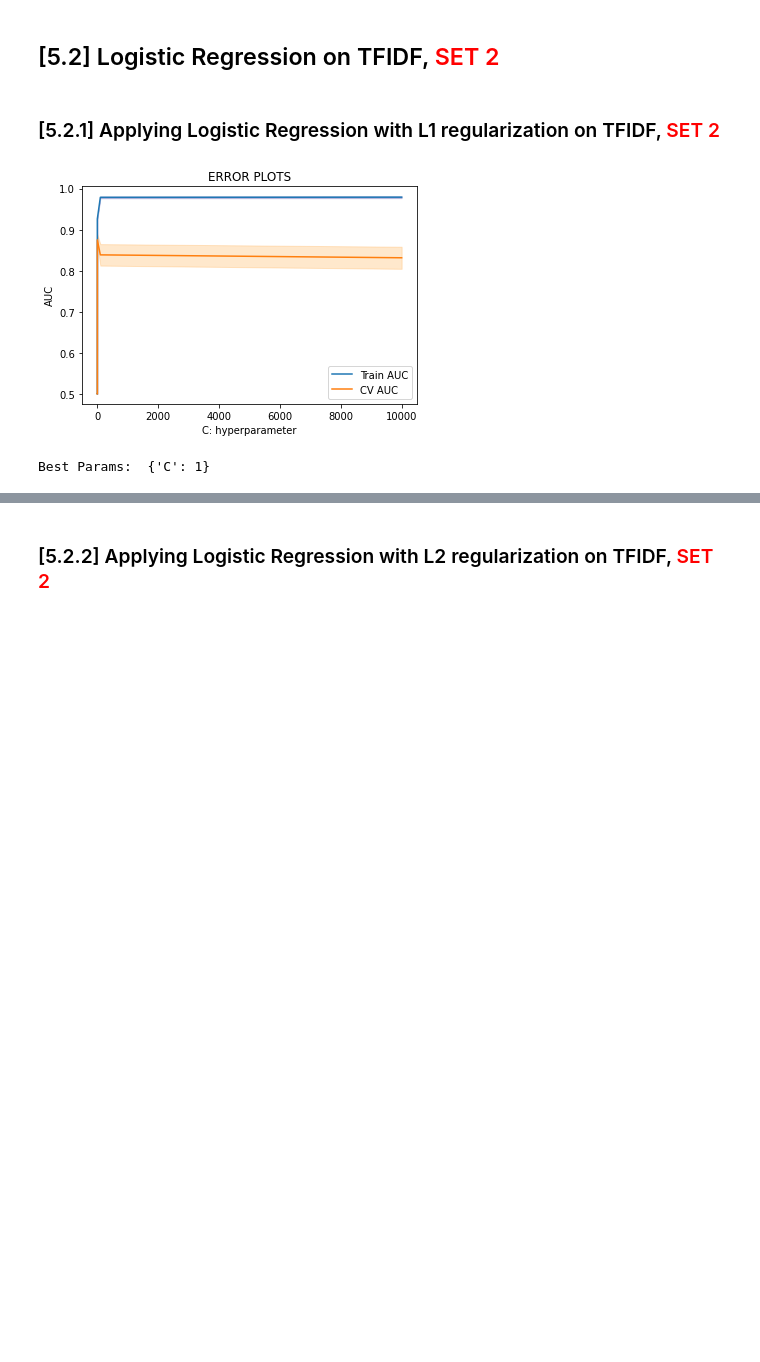
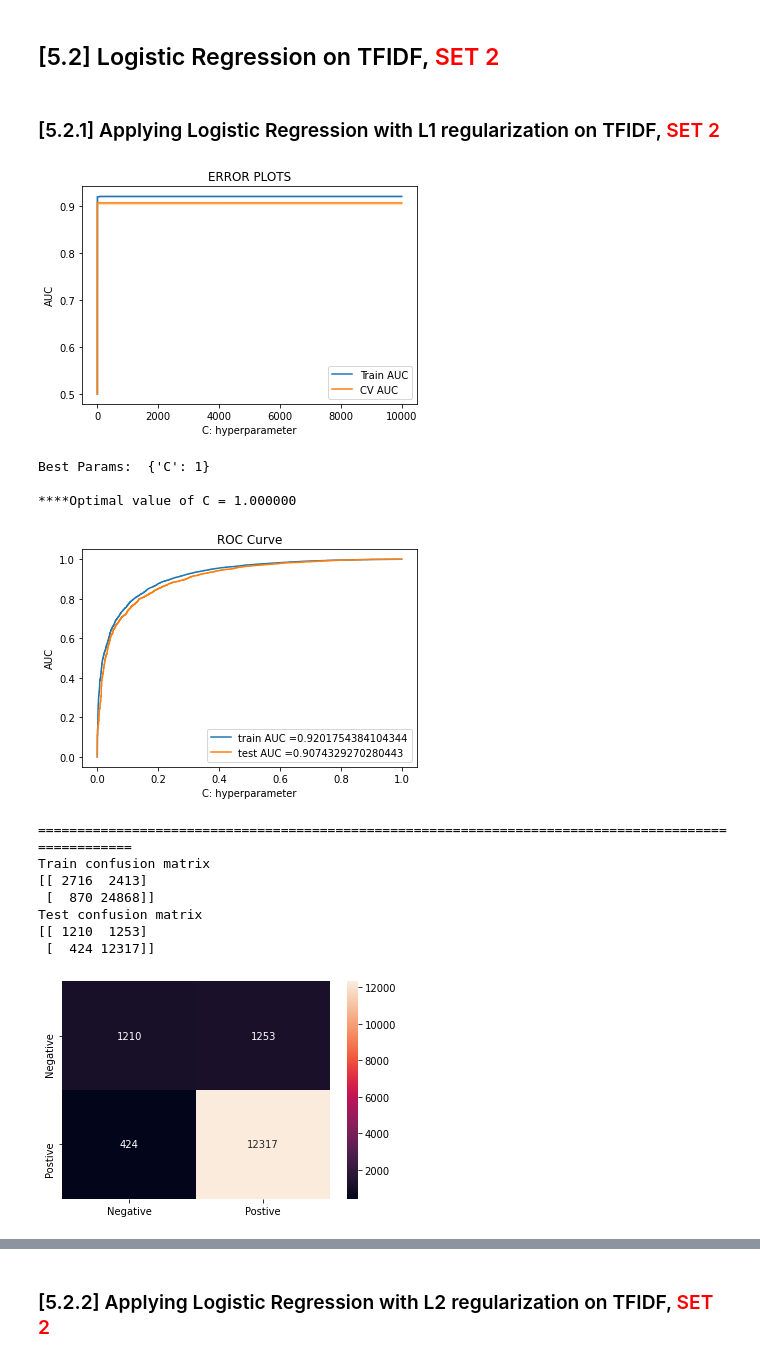
Before and after one commit to PhaneendraYedidi/Machine-Learning-Practices, a Jupyter notebook: 05_Amazon_Fine_Food_Reviews_Analysis_Logistic_Regression.ipynb, the cells around one changed output, grey strips where cells are left out. Cells and saved outputs as stored; diff of their text form; code cells hidden in the pictures; blank space fills up the shorter version.

```diff
--- a/05_Amazon_Fine_Food_Reviews_Analysis_Logistic_Regression.ipynb
+++ b/05_Amazon_Fine_Food_Reviews_Analysis_Logistic_Regression.ipynb
@@ -114,7 +114,7 @@ con = sqlite3.connect('drive/My Drive/Classroom/AML/16 - Amazon Food Review/data
 # filtered_data = pd.read_sql_query(""" SELECT * FROM Reviews WHERE Score != 3 LIMIT 500000""", con)
 # for tsne assignment you can take 5k data points
 
-filtered_data = pd.read_sql_query(""" SELECT * FROM Reviews WHERE Score != 3 LIMIT 5000""", con)
+filtered_data = pd.read_sql_query(""" SELECT * FROM Reviews WHERE Score != 3 LIMIT 50000""", con)
 
 # Give reviews with Score>3 a positive rating(1), and reviews with a score<3 a negative rating(0).
 def partition(x):
@@ -960,32 +972,74 @@ vectorizer.fit(x_train) # fit has to happen only on train data
 
 # we use the fitted CountVectorizer to convert the text to vector
 x_train = vectorizer.transform(x_train)
 x_test = vectorizer.transform(x_test)
 
 #Grid search CV
 estimator = LogisticRegression(penalty='l1', solver='liblinear');
 parameters = {'C': [10**-4, 10**-2, 10**0, 10**2, 10**4]}
 clf = GridSearchCV(estimator, parameters, cv=10, scoring='roc_auc',return_train_score=True)
 clf.fit(x_train, y_train)
 
 train_auc= clf.cv_results_['mean_train_score']
 train_auc_std= clf.cv_results_['std_train_score']
 cv_auc = clf.cv_results_['mean_test_score']
 cv_auc_std= clf.cv_results_['std_test_score']
 
 plt.plot(parameters['C'], train_auc, label='Train AUC')
 # this code is copied from here: https://stackoverflow.com/a/48803361/4084039
 plt.gca().fill_between(parameters['C'],train_auc - train_auc_std,train_auc + train_auc_std,alpha=0.2,color='darkblue')
 
 plt.plot(parameters['C'], cv_auc, label='CV AUC')
 # this code is copied from here: https://stackoverflow.com/a/48803361/4084039
 plt.gca().fill_between(parameters['C'],cv_auc - cv_auc_std,cv_auc + cv_auc_std,alpha=0.2,color='darkorange')
 plt.legend()
 plt.xlabel("C: hyperparameter")
 plt.ylabel("AUC")
 plt.title("ERROR PLOTS")
 plt.show()
 print("Best Params: ", clf.best_params_)
+
+optimal_C = clf.best_params_['C']
+print('\n****Optimal value of C = %f' %(optimal_C))
+
+lr = LogisticRegression(C = optimal_C, penalty='l1', solver='liblinear')
+lr.fit(x_train,y_train)
+pred = lr.predict(x_test)
+
+# roc_auc_score(y_true, y_score) the 2nd parameter should be probability estimates of the positive class
+# not the predicted outputs
+train_fpr, train_tpr, thresholds = roc_curve(y_train, lr.predict_proba(x_train)[:,1])
+test_fpr, test_tpr, thresholds = roc_curve(y_test, lr.predict_proba(x_test)[:,1])
+
+plt.plot(train_fpr, train_tpr, label="train AUC ="+str(auc(train_fpr, train_tpr)))
+plt.plot(test_fpr, test_tpr, label="test AUC ="+str(auc(test_fpr, test_tpr)))
+plt.legend()
+plt.xlabel("C: hyperparameter")
+plt.ylabel("AUC")
+plt.title("ROC Curve")
+plt.show()
+
+print("="*100)
+
+import seaborn as sns;
+print("Train confusion matrix")
+print(confusion_matrix(y_train, lr.predict(x_train)))
+print("Test confusion matrix")
+test_CM = confusion_matrix(y_test, lr.predict(x_test))
+test_CM_DF = pd.DataFrame(test_CM, index=['Negative', 'Postive'], columns=['Negative', 'Postive'])
+print(test_CM)
+ax = sns.heatmap(test_CM_DF, annot=True,fmt = "d")
 # %% [output]
-[figure, old version]
+[figure, new version]
 Best Params:  {'C': 1}
+
+****Optimal value of C = 1.000000
+[figure, added]
+====================================================================================================
+Train confusion matrix
+[[ 2716  2413]
+ [  870 24868]]
+Test confusion matrix
+[[ 1210  1253]
+ [  424 12317]]
+[figure, added]
```
Also changed, not shown: parts of 44 cells of this notebook.
